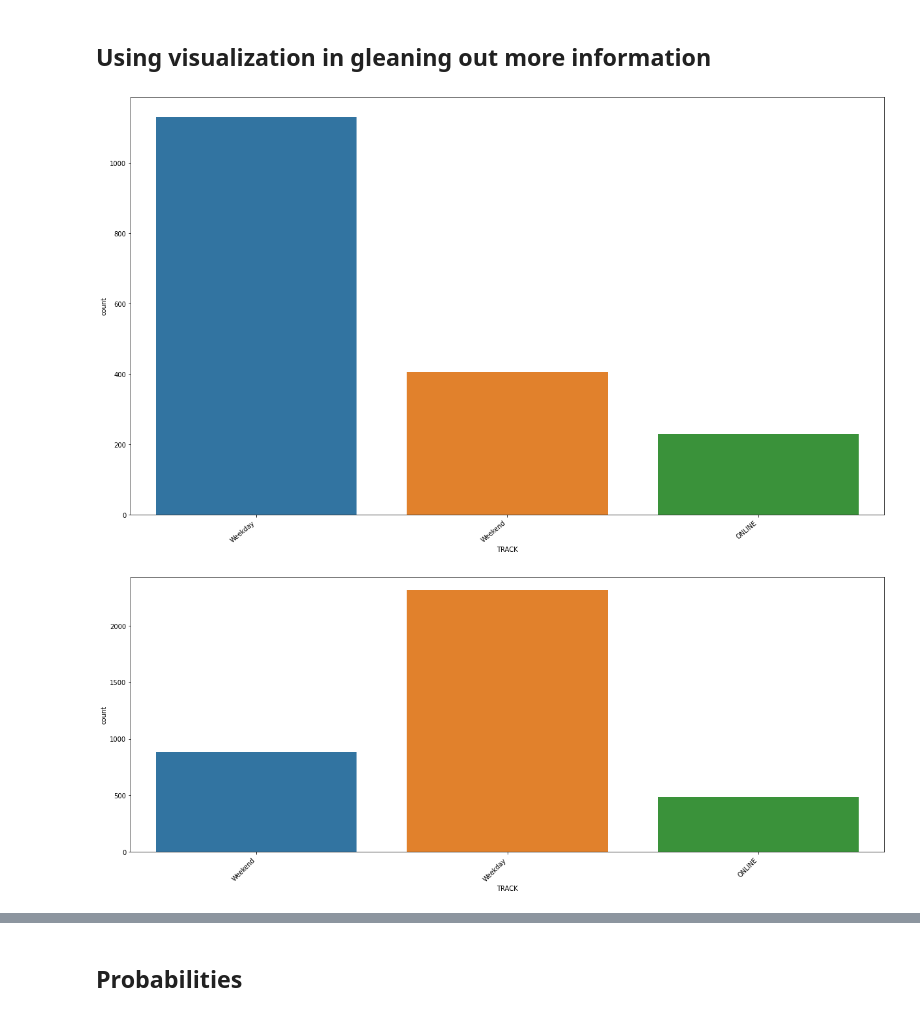
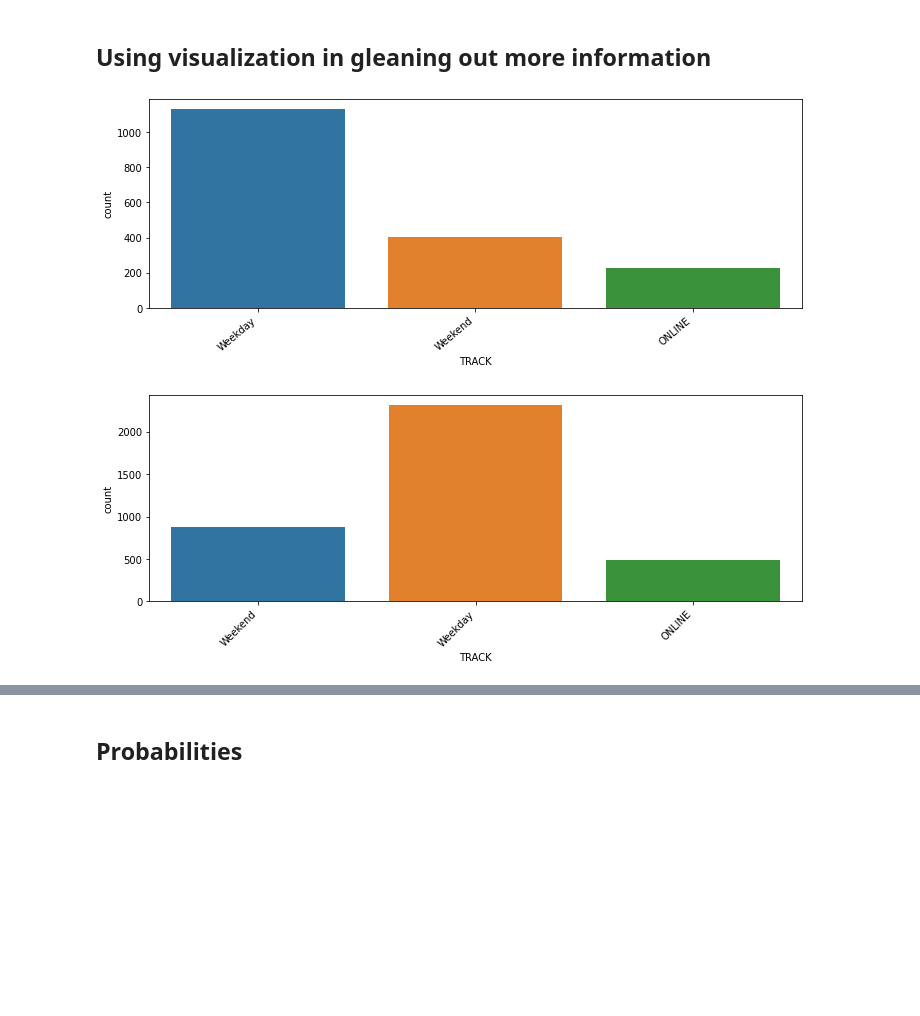
Before and after one commit to tahheel/V-Internship, a Jupyter notebook: Taheel_week1.ipynb, the cells around one changed output, grey strips where cells are left out. Cells and saved outputs as stored; diff of their text form; code cells hidden in the pictures; blank space fills up the shorter version.

```diff
--- a/Taheel_week1.ipynb
+++ b/Taheel_week1.ipynb
@@ -10,7 +11,7 @@ import seaborn as sns
 # %% [markdown]
 # DATA WRANGLING FOR ENROLLED APPLICANTS
 # %%
-enrolledapp = pd.read_csv('enrolled_applicants.csv')
+enrolledapp = pd.read_csv('C:/Users/TAHIR/Desktop/Revised v-internship/enrolled_applicants.csv')
 enrolledapp.tail()
 # %% [output]
 |  | Unnamed: 0 | FIRST NAME | LAST NAME | SOURCE | COURSE | TRACK | GENDER |
@@ -132,4 +140,8 @@ ax.set_ylabel('Nos of enrolled applicants')
 plt.show()
 # %% [output]
 [figure]
+# %%
+# To solve for where Fullstack and Python for data science appeared twice
+
+enrolledapp['COURSE'].replace({'FullStack':'Full Stack', 'Python For DataScience':'Python For Data Science','Frontend':'Frontend Web Development','Product Design':'Product Design(UI/UX)'}, inplace = True)
 # %%
@@ -143,4 +154,0 @@ plt.show()
-# %%
-# To solve for where Fullstack and Python for data science appeared twice
-
-enrolledapp['COURSE'].replace({'FullStack':'Full Stack', 'Python For DataScience':'Python For Data Science'}, inplace = True)
@@ -326,19 +307,19 @@ enrolledappandregisapp_Female
 # %% [markdown]
 ## Using visualization in gleaning out more information
 # %%
-plt.figure(figsize=(17,10))
+plt.figure(figsize=(10,4))
 ax = sns.countplot(x = enrolledapp['TRACK'], data=enrolledapp)
 ax.set_xticklabels(ax.get_xticklabels(), rotation=40, ha="right")
 plt.tight_layout()
 plt.show()
 # %% [output]
-[figure, old version]
+[figure, new version]
 # %%
-plt.figure(figsize=(17,7))
+plt.figure(figsize=(10,4))
 ax = sns.countplot(x = regisapp['TRACK'], data=regisapp)
 ax.set_xticklabels(ax.get_xticklabels(), rotation=45, ha="right")
 plt.tight_layout()
 plt.show()
 # %% [output]
-[figure, old version]
+[figure, new version]
 # %%
```
Also changed, not shown: parts of 32 cells of this notebook, 3 other files.
